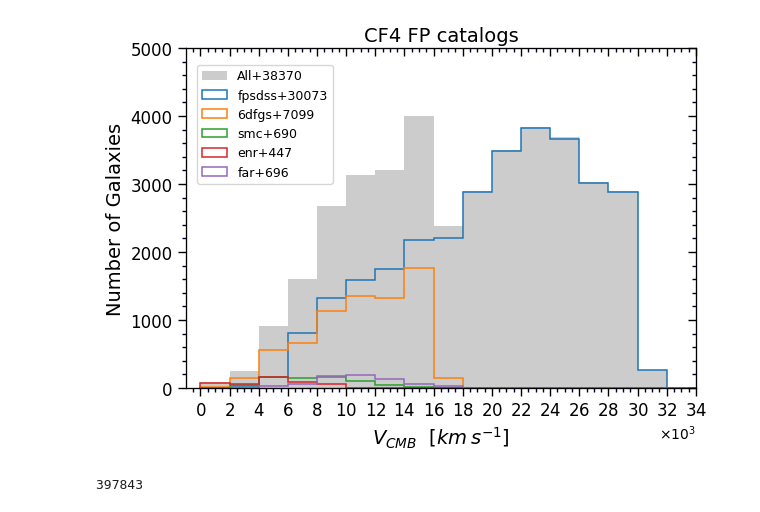
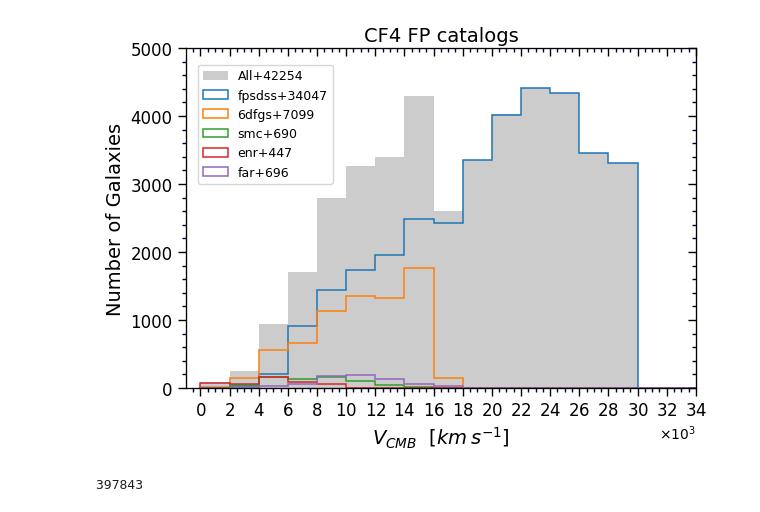
Before and after one commit to ekourkchi/CF4catalog, a Jupyter notebook: FP_aitoff.ipynb, the cells around one changed output. Drawn from its saved outputs; the diff is of its cells as text; code cells hidden in the pictures.

Commit message:
aitoff images, building EDD catalogs, revising MCMC with the new FP distances

```diff
--- a/FP_aitoff.ipynb
+++ b/FP_aitoff.ipynb
@@ -113,40 +109,40 @@ bins=np.arange(0,36000,2000)
 val = df.Vcmb.values
 ax.hist(val, bins=bins, histtype='bar', label='All+'+str(len(val)), color='k', lw=1.7, alpha=0.2)
 
-val = df[df["DM_fpsdss"]!=0]["Vcmb"].values
+val = df[df["DM_fpsdss"]>=0]["Vcmb"].values
 ax.hist(val, bins=bins, histtype='step', label='fpsdss+'+str(len(val)), lw=1.1)
 
-val = df[df["DM_6dfgs"]!=0]["Vcmb"].values
+val = df[df["DM_6dfgs"]>=0]["Vcmb"].values
 ax.hist(val, bins=bins, histtype='step', label='6dfgs+'+str(len(val)), lw=1.1)
 
-val = df[df["DM_smc"]!=0]["Vcmb"].values
+val = df[df["DM_smc"]>=0]["Vcmb"].values
 ax.hist(val, bins=bins, histtype='step', label='smc+'+str(len(val)), lw=1.1)
 
-val = df[df["DM_enr"]!=0]["Vcmb"].values
+val = df[df["DM_enr"]>=0]["Vcmb"].values
 ax.hist(val, bins=bins, histtype='step', label='enr+'+str(len(val)), lw=1.1)
 
-val = df[df["DM_far"]!=0]["Vcmb"].values
+val = df[df["DM_far"]>=0]["Vcmb"].values
 ax.hist(val, bins=bins, histtype='step', label='far+'+str(len(val)), lw=1.1)
 
 
 x_ax, y_ax = set_axes(ax, [-1000,34000], [0,5000], fontsize=12, inout='out')
 
 
 ax.set_xlabel(r"$V_{CMB}$"+"  "+r'$[km \/ s^{-1}]$', fontsize=14)
 ax.set_ylabel("Number of Galaxies", fontsize=14)
 
 ax.legend(bbox_to_anchor=(0.30, 0.97), loc='upper right', fontsize=9)
 
 x_ax.set_xticks(np.arange(0, 36000, step=2000))
 ax.set_xticks(np.arange(0, 36000, step=2000))
 
 
 ax.set_title("CF4 FP catalogs", fontsize=14, pad=5)
 
 ax.xaxis.set_major_formatter(OOMFormatter(3, "%d"))
 ax.ticklabel_format(axis='x', style='sci')
 # %% [output]
-[figure, old version]
+[figure, new version]
 # %%
 leda = pd.read_csv('Leda_bar.csv', delimiter='|')
 leda = leda.set_index('PGC')
```
Also changed, not shown: parts of 15 cells of this notebook, 5 other files.
